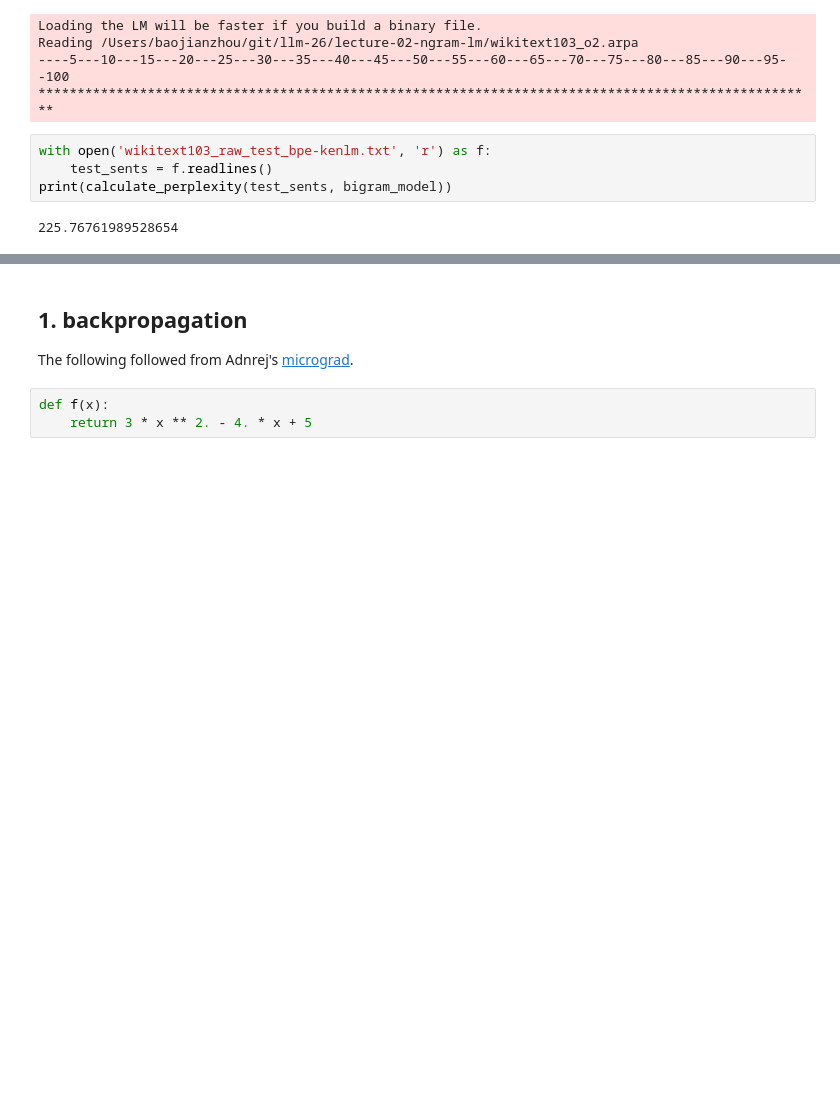
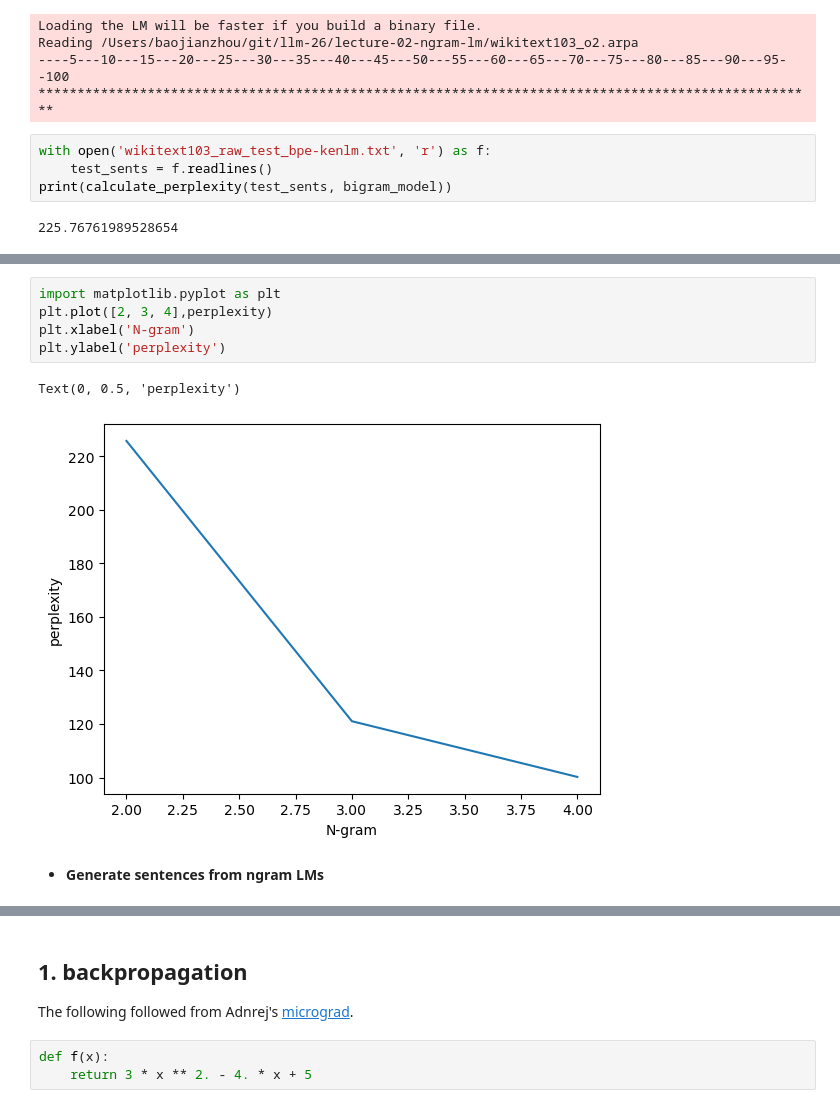
Before and after one commit to baojian/llm-26, a Jupyter notebook: lecture-02-ngram-lm/lecture-02-ngram-lms.ipynb, the cells around one changed output, grey strips where cells are left out. Drawn from its saved outputs; the diff is of its cells as text; blank space fills up the shorter version.

```diff
--- a/lecture-02-ngram-lm/lecture-02-ngram-lms.ipynb
+++ b/lecture-02-ngram-lm/lecture-02-ngram-lms.ipynb
@@ -226,0 +223,10 @@ for model, model_name in zip([gram2_model, gram3_model, gram4_model], model_name
+# %%
+import matplotlib.pyplot as plt
+plt.plot([2, 3, 4],perplexity)
+plt.xlabel('N-gram')
+plt.ylabel('perplexity')
+# %% [output]
+Text(0, 0.5, 'perplexity')
+[figure, added]
+# %% [markdown]
+- **Generate sentences from ngram LMs**
```
Also changed, not shown: parts of 8 cells of this notebook, 4 other files.
